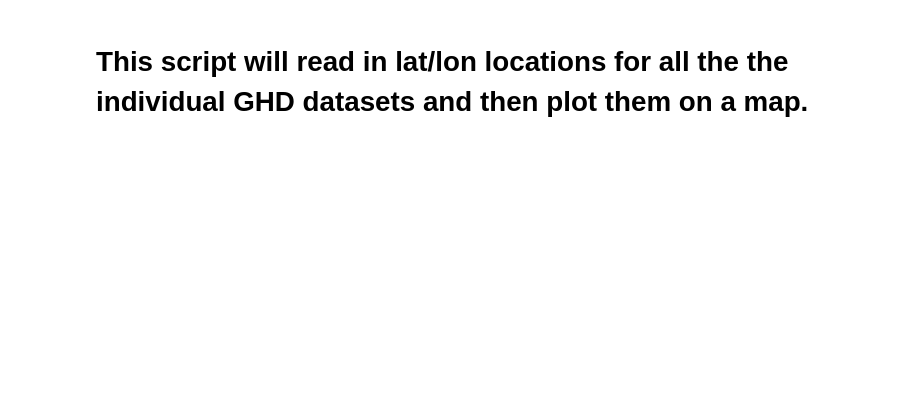
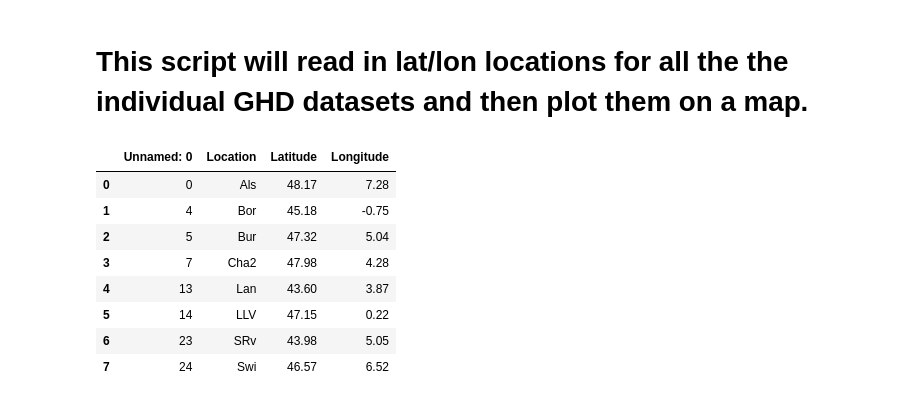
Before and after one commit to bcook/WINELIZZIE, a Jupyter notebook: code/step02_mapsites.ipynb, the cells around one changed output. Saved outputs shown, nothing was run; the diff lists cells and outputs as text; code cells hidden in the pictures; blank space fills up the shorter version.

```diff
--- a/code/step02_mapsites.ipynb
+++ b/code/step02_mapsites.ipynb
@@ -34,17 +33,29 @@ lonmin=5; lonmax=6; latmin=45; latmax=46
 # %%
 # Load lat/lon data
 
 # ALL DAUX SITES: Pull out latitude and longitude
 infile = '../data/site_locs.csv'   # Name of the data file
 df=pd.read_csv(infile)
 lat_all=np.float64(df['Latitude'])
 lon_all=np.float64(df['Longitude'])
 
 # CORE DAUX SITES: Pull out latitude and longitude
 infile = '../data/site_locs_core_v02.csv'   # Name of the data file
 df=pd.read_csv(infile)
 lat_core=np.float64(df['Latitude'])
 lon_core=np.float64(df['Longitude'])
+
+df
+# %% [output]
+|  | Unnamed: 0 | Location | Latitude | Longitude |
+| 0 | 0 | Als | 48.17 | 7.28 |
+| 1 | 4 | Bor | 45.18 | -0.75 |
+| 2 | 5 | Bur | 47.32 | 5.04 |
+| 3 | 7 | Cha2 | 47.98 | 4.28 |
+| 4 | 13 | Lan | 43.60 | 3.87 |
+| 5 | 14 | LLV | 47.15 | 0.22 |
+| 6 | 23 | SRv | 43.98 | 5.05 |
+| 7 | 24 | Swi | 46.57 | 6.52 |
 # %%
 # Create the Map
 # Now, map up these lat lon locations
```
Also changed, not shown: parts of 2 cells of this notebook, 12 other files.
